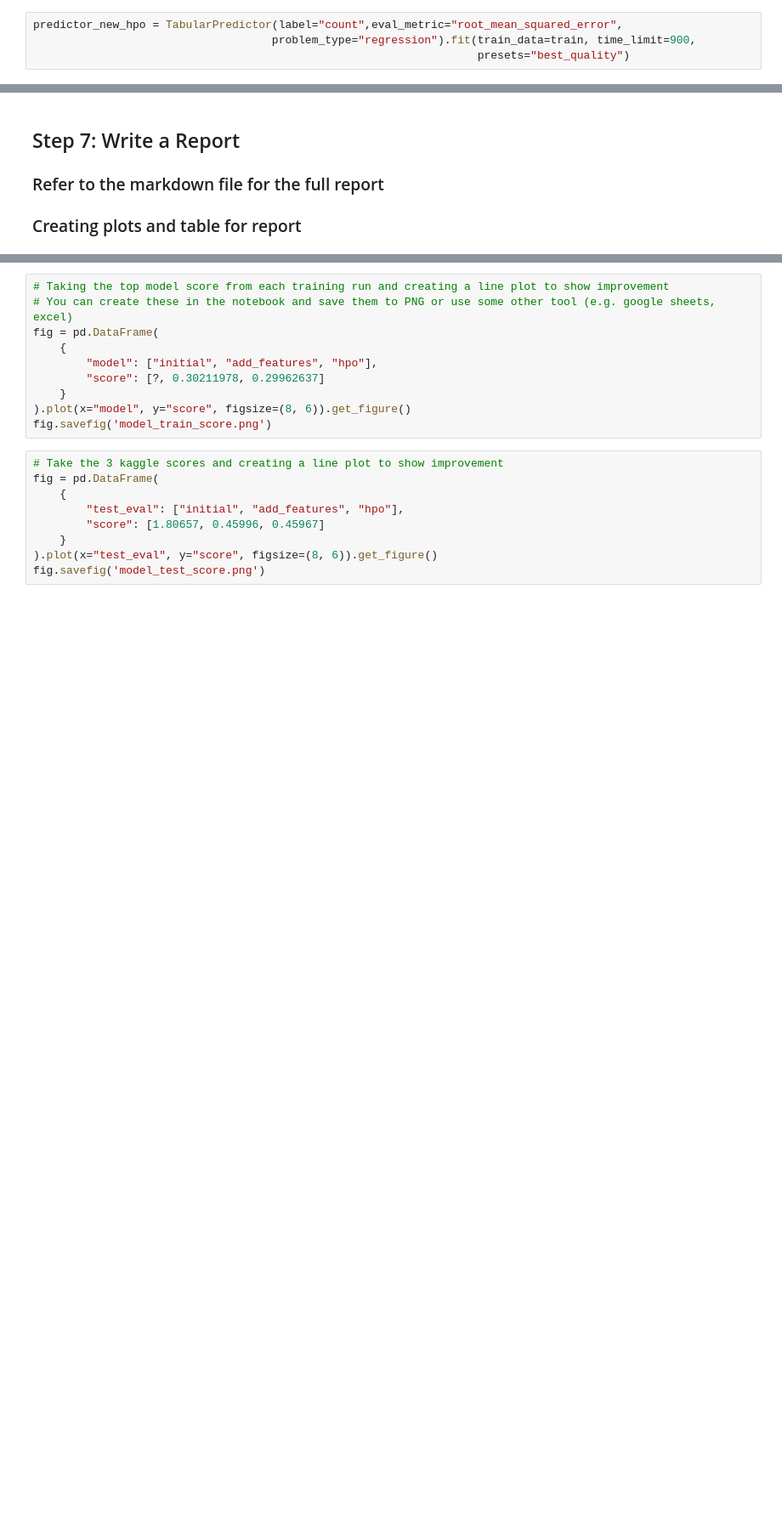
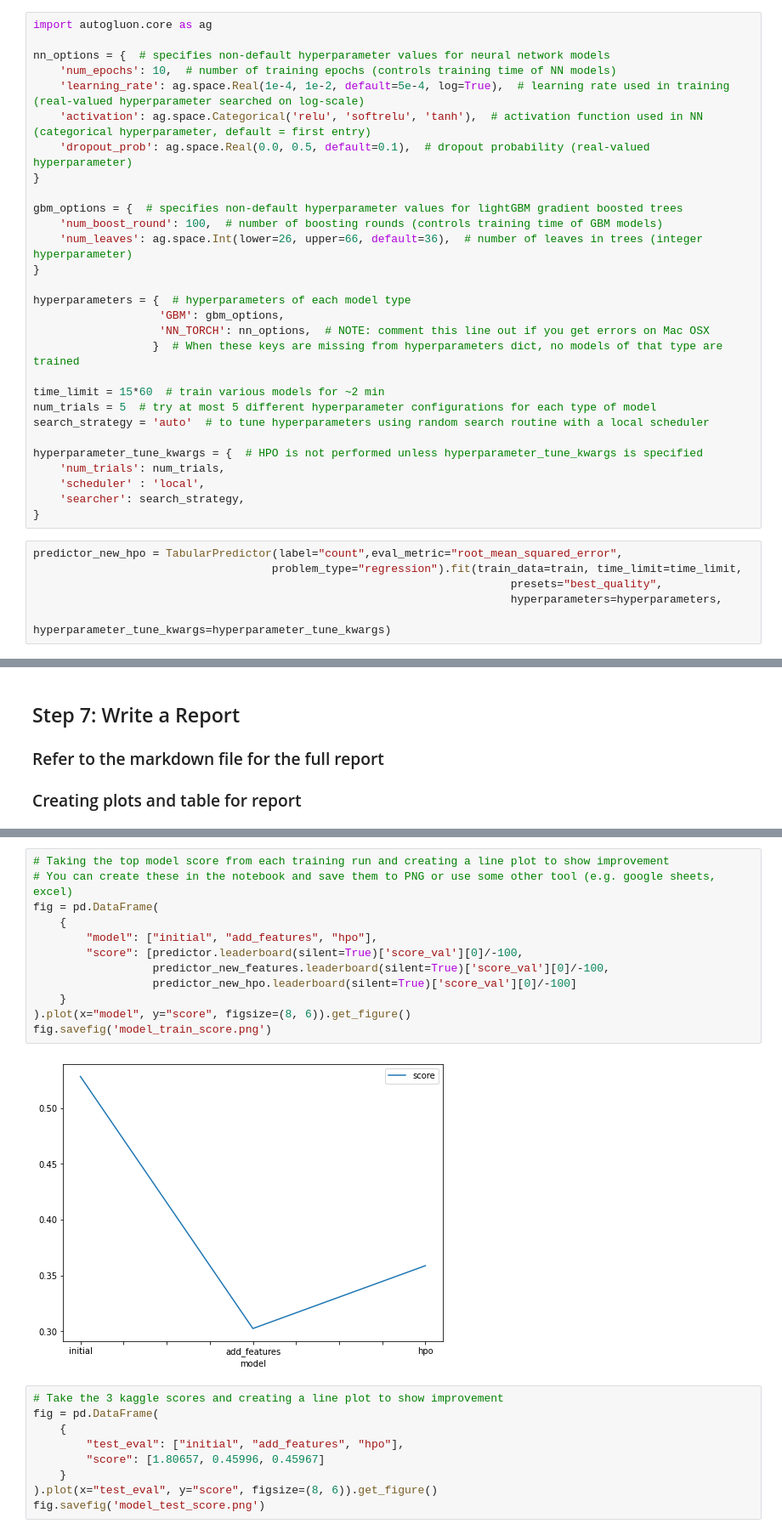
Before and after one commit to AmiirHelmy/Bike-sharing-demand-using-autogluon, a Jupyter notebook: bike-sharing-project .ipynb, the cells around one changed output, grey strips where cells are left out. Shown at 85% size. Drawn from its saved outputs; the diff is of its cells as text; blank space fills up the shorter version.

```diff
--- a/bike-sharing-project .ipynb
+++ b/bike-sharing-project .ipynb
@@ -464,8 +472,39 @@ submission.csv               2022-07-12 23:00:27  first raw submission
 * There are many options for hyper parameter optimization.
 * Options are to change the AutoGluon higher level parameters or the individual model hyperparameters.
 * The hyperparameters of the models themselves that are in AutoGluon. Those need the `hyperparameter` and `hyperparameter_tune_kwargs` arguments.
+# %%
+import autogluon.core as ag
+
+nn_options = {  # specifies non-default hyperparameter values for neural network models
+    'num_epochs': 10,  # number of training epochs (controls training time of NN models)
+    'learning_rate': ag.space.Real(1e-4, 1e-2, default=5e-4, log=True),  # learning rate used in training (real-valued hyperparameter searched on log-scale)
+    'activation': ag.space.Categorical('relu', 'softrelu', 'tanh'),  # activation function used in NN (categorical hyperparameter, default = first entry)
+    'dropout_prob': ag.space.Real(0.0, 0.5, default=0.1),  # dropout probability (real-valued hyperparameter)
+}
+
+gbm_options = {  # specifies non-default hyperparameter values for lightGBM gradient boosted trees
+    'num_boost_round': 100,  # number of boosting rounds (controls training time of GBM models)
+    'num_leaves': ag.space.Int(lower=26, upper=66, default=36),  # number of leaves in trees (integer hyperparameter)
+}
+
+hyperparameters = {  # hyperparameters of each model type
+                   'GBM': gbm_options,
+                   'NN_TORCH': nn_options,  # NOTE: comment this line out if you get errors on Mac OSX
+                  }  # When these keys are missing from hyperparameters dict, no models of that type are trained
+
+time_limit = 15*60  # train various models for ~2 min
+num_trials = 5  # try at most 5 different hyperparameter configurations for each type of model
+search_strategy = 'auto'  # to tune hyperparameters using random search routine with a local scheduler
+
+hyperparameter_tune_kwargs = {  # HPO is not performed unless hyperparameter_tune_kwargs is specified
+    'num_trials': num_trials,
+    'scheduler' : 'local',
+    'searcher': search_strategy,
+}
 # %%
 predictor_new_hpo = TabularPredictor(label="count",eval_metric="root_mean_squared_error",
-                                    problem_type="regression").fit(train_data=train, time_limit=900,
-                                                                   presets="best_quality")
+                                    problem_type="regression").fit(train_data=train, time_limit=time_limit,
+                                                                        presets="best_quality",
+                                                                        hyperparameters=hyperparameters,
+                                                                        hyperparameter_tune_kwargs=hyperparameter_tune_kwargs)
 # %% [output]
@@ -551,13 +610,17 @@ submission_new_hpo.to_csv("submission_new_hpo.csv", index=False)
 # %%
 # Taking the top model score from each training run and creating a line plot to show improvement
 # You can create these in the notebook and save them to PNG or use some other tool (e.g. google sheets, excel)
 fig = pd.DataFrame(
     {
         "model": ["initial", "add_features", "hpo"],
-        "score": [?, 0.30211978, 0.29962637]
+        "score": [predictor.leaderboard(silent=True)['score_val'][0]/-100,
+                  predictor_new_features.leaderboard(silent=True)['score_val'][0]/-100,
+                  predictor_new_hpo.leaderboard(silent=True)['score_val'][0]/-100]
     }
 ).plot(x="model", y="score", figsize=(8, 6)).get_figure()
 fig.savefig('model_train_score.png')
+# %% [output]
+[figure, added]
 # %%
 # Take the 3 kaggle scores and creating a line plot to show improvement
 fig = pd.DataFrame(
```
Also changed, not shown: parts of 29 cells of this notebook, 3 other files.
